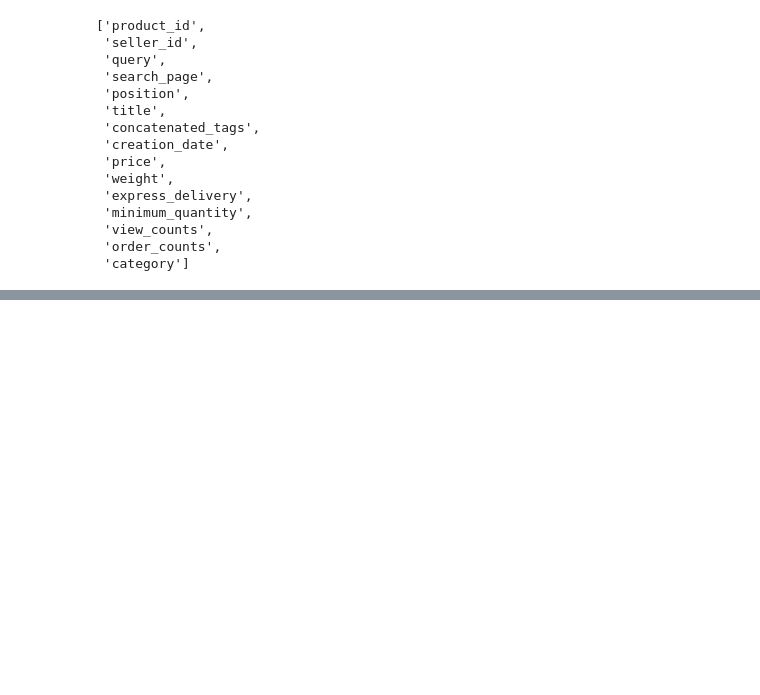
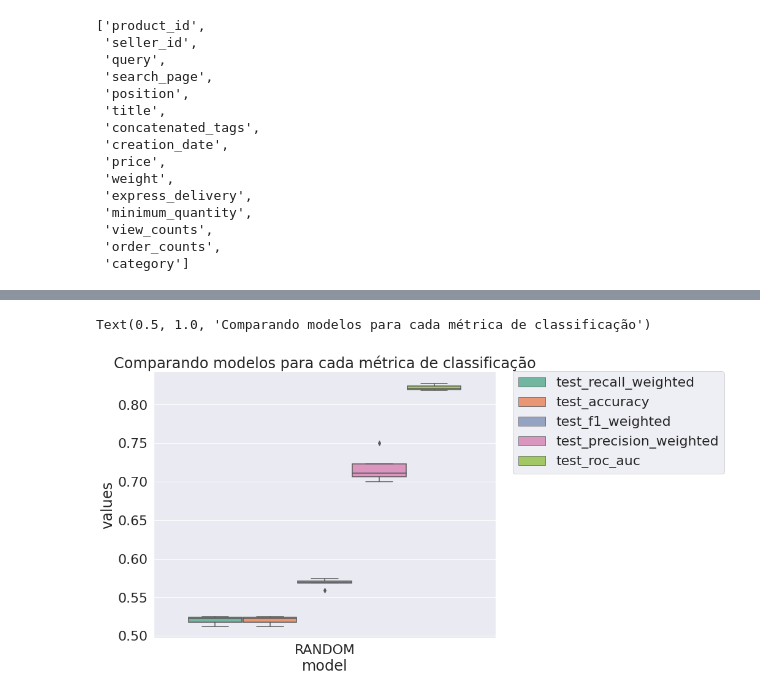
Before and after one commit to Chikuji/intelligent-systems-project, a Jupyter notebook: training/trainer.ipynb, the cells around one changed output, grey strips where cells are left out. Saved outputs shown, nothing was run; the diff lists cells and outputs as text; code cells hidden in the pictures; blank space fills up the shorter version.

```diff
--- a/training/trainer.ipynb
+++ b/training/trainer.ipynb
@@ -164,0 +167,5 @@ Name: category, dtype: int64
+# %%
+parameters = {'n_estimators':[200,250], 'max_depth':[20,25]}
+forest = GridSearchCV(estimator=RandomForestClassifier(), param_grid=parameters, n_jobs=-1, cv=5, refit=True, scoring='balanced_accuracy')
+forest.fit(df_x, df_y)
+forest.best_score_
@@ -164,0 +180,3 @@ Name: category, dtype: int64
+# %%
+models = []
+models.append(('RANDOM', RandomForestClassifier(max_depth=25, n_estimators=250)))
@@ -164,0 +207,2 @@ Name: category, dtype: int64
+# %%
+df_results = run_experiments(df_x, df_y, models)
@@ -164,0 +218,35 @@ Name: category, dtype: int64
+# %%
+# RESULTADO POR MODELO
+
+resultados_por_modelo = []
+for model in list(set(df_results.model.values)):
+    model_df = df_results.loc[df_results.model == model]
+    resultados_por_modelo.append(model_df)
+
+# DATAFRAME DOS RESULTADOS
+
+df_final = pd.concat(resultados_por_modelo, ignore_index=True)
+
+# MÉTRICA DOS RESULTADOS
+
+results_long = pd.melt(df_final,id_vars=['model'],var_name='metrics', value_name='values')
+
+# RESULTADOS POR TEMPO E SCORE
+
+time_metrics = ['fit_time','score_time']
+
+  # CLASSIFICAÇÃO
+results_long_nofit = results_long.loc[~results_long['metrics'].isin(time_metrics)]
+results_long_nofit = results_long_nofit.sort_values(by='values')
+  # TEMPO
+results_long_fit = results_long.loc[results_long['metrics'].isin(time_metrics)]
+results_long_fit = results_long_fit.sort_values(by='values')
+# %%
+plt.figure(figsize=(10, 8))
+sns.set(font_scale=2)
+g = sns.boxplot(x="model", y="values", hue="metrics", data=results_long_nofit, palette="Set2")
+plt.legend(bbox_to_anchor=(1.05, 1), loc=2, borderaxespad=0.)
+plt.title('Comparando modelos para cada métrica de classificação')
+# %% [output]
+Text(0.5, 1.0, 'Comparando modelos para cada métrica de classificação')
+[figure, added]
```
Also changed, not shown: parts of 34 cells of this notebook, 4 other files.
